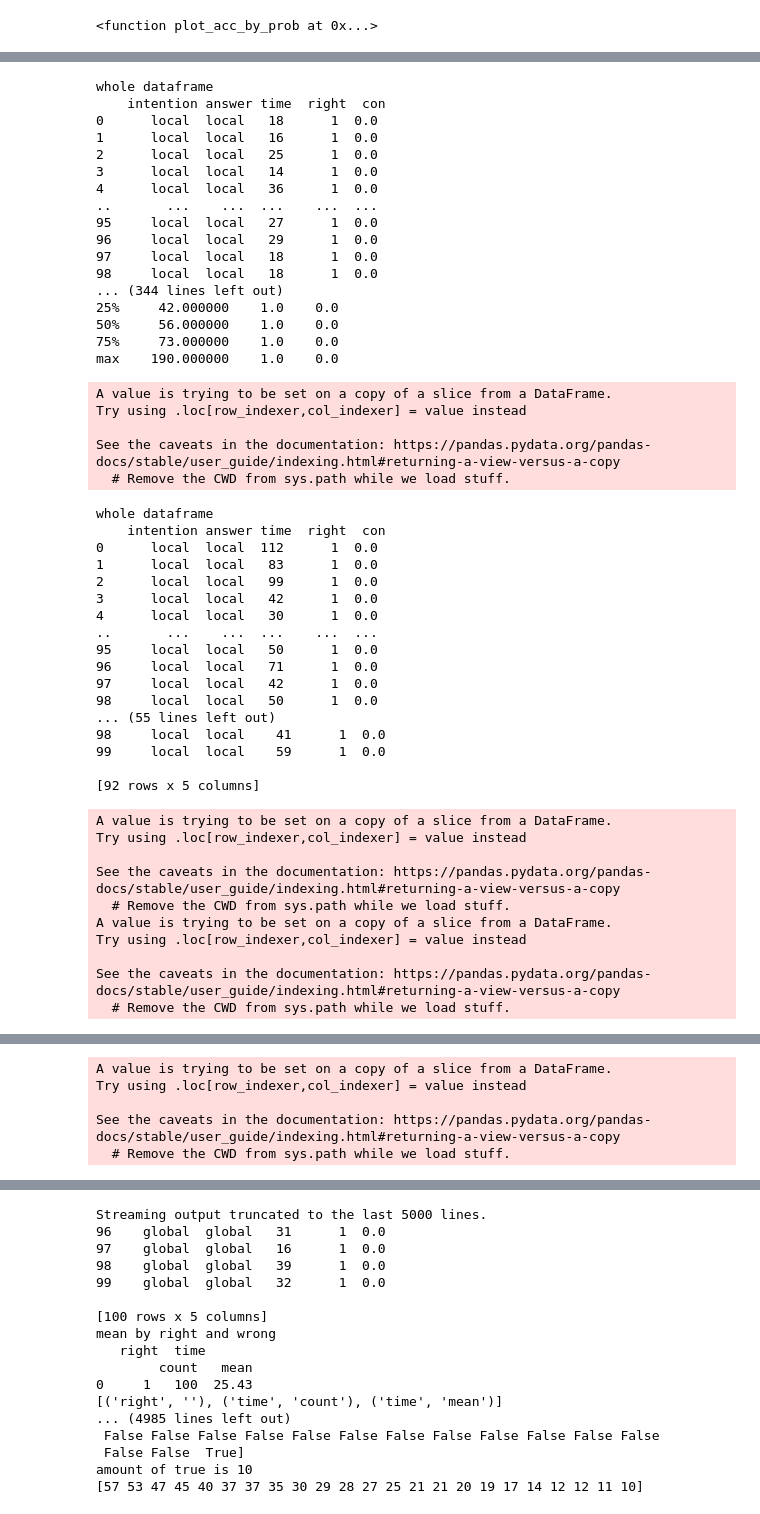
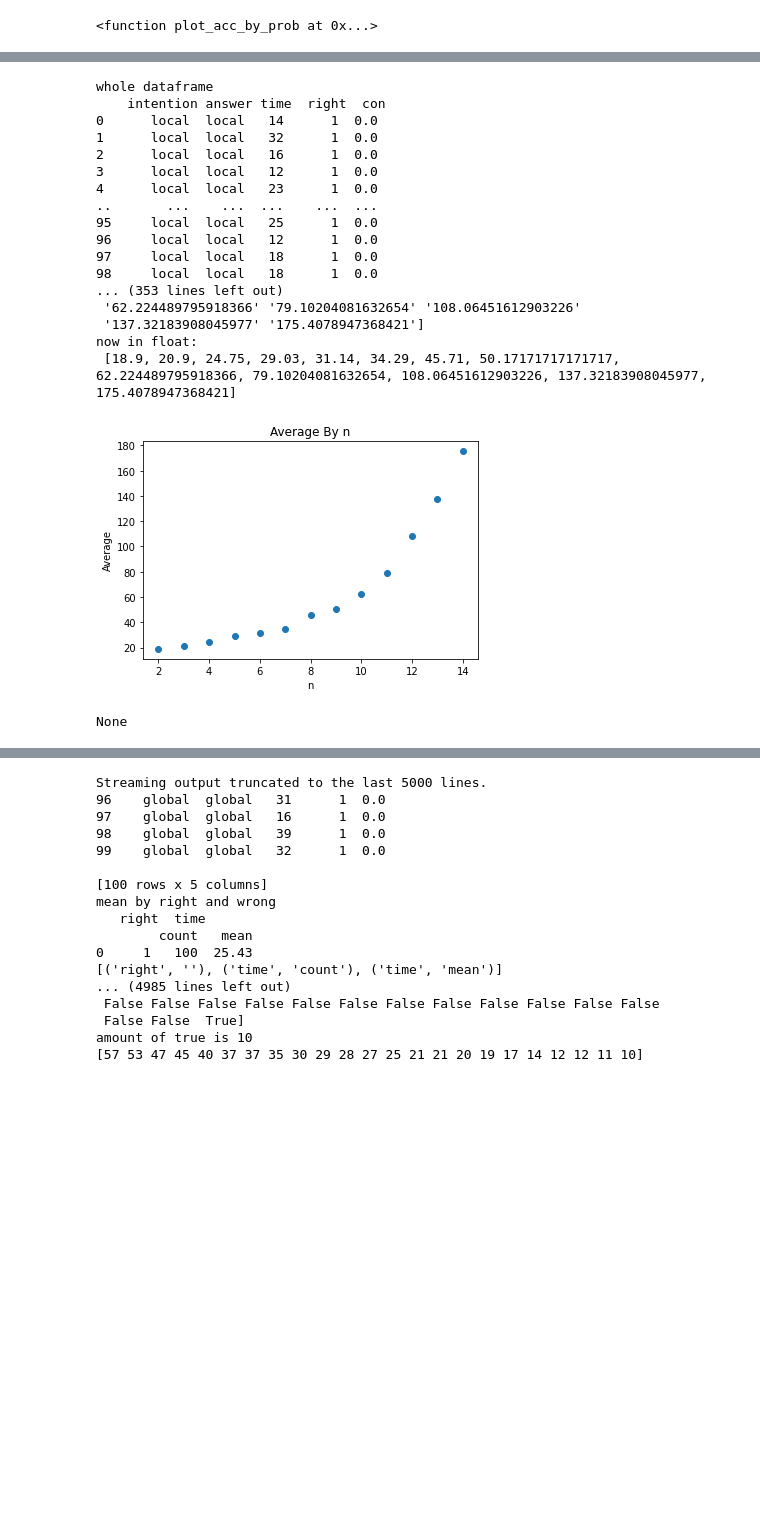
Before and after one commit to yGit741/comdepri, a Jupyter notebook: accuracy_simulation_210121.ipynb, the cells around one changed output, grey strips where cells are left out. Saved outputs shown, nothing was run; the diff lists cells and outputs as text; code cells hidden in the pictures; blank space fills up the shorter version.

Commit message:
average_by_n changed

```diff
--- a/accuracy_simulation_210121.ipynb
+++ b/accuracy_simulation_210121.ipynb
@@ -159,65 +162,37 @@ av time is (0, 'none', 64.28)
 # %%
 def plot_average_by_n(N=100, min=2, max=15, step = 1, global_s=0.55, local_s=0.45, p_global =50, intention = 'global'):
     n_range = np.array(range(min,max,step))
     av_by_n = lambda y: df_average(N=N, p_global=p_global, global_s=global_s, local_s=local_s, n=y, intention=intention)
     ar_av = np.array([av_by_n(yi) for yi in n_range])
     print(ar_av)
     average_for_plot = ar_av[:,1]
+    average_for_plot_float_array = [float(i) for i in average_for_plot]
     print("average for plot:", '\n', average_for_plot)
-    plt.scatter(n_range, average_for_plot)
+    print("now in float:", '\n', average_for_plot_float_array)
+    plt.scatter(n_range, average_for_plot_float_array)
     plt.title('Average By n')
     plt.xlabel('n')
     plt.ylabel('Average')
     return plt.show()
 
 print(plot_average_by_n(p_global=18, intention = 'local'))
 # %% [output]
 whole dataframe
     intention answer time  right  con
-0      local  local   18      1  0.0
-1      local  local   16      1  0.0
-2      local  local   25      1  0.0
-3      local  local   14      1  0.0
-4      local  local   36      1  0.0
+0      local  local   14      1  0.0
+1      local  local   32      1  0.0
+2      local  local   16      1  0.0
+3      local  local   12      1  0.0
+4      local  local   23      1  0.0
 ..       ...    ...  ...    ...  ...
-95     local  local   27      1  0.0
-96     local  local   29      1  0.0
+95     local  local   25      1  0.0
+96     local  local   12      1  0.0
 97     local  local   18      1  0.0
 98     local  local   18      1  0.0
-... (344 lines left out)
-25%     42.000000    1.0    0.0
-50%     56.000000    1.0    0.0
-75%     73.000000    1.0    0.0
-max    190.000000    1.0    0.0
+... (353 lines left out)
+ '62.224489795918366' '79.10204081632654' '108.06451612903226'
+ '137.32183908045977' '175.4078947368421']
+now in float:
+ [18.9, 20.9, 24.75, 29.03, 31.14, 34.29, 45.71, 50.17171717171717, 62.224489795918366, 79.10204081632654, 108.06451612903226, 137.32183908045977, 175.4078947368421]
+[figure, new version]
-A value is trying to be set on a copy of a slice from a DataFrame.
-Try using .loc[row_indexer,col_indexer] = value instead
-
-See the caveats in the documentation: https://pandas.pydata.org/pandas-docs/stable/user_guide/indexing.html#returning-a-view-versus-a-copy
-  # Remove the CWD from sys.path while we load stuff.
+None
-whole dataframe
-    intention answer time  right  con
-0      local  local  112      1  0.0
-1      local  local   83      1  0.0
-2      local  local   99      1  0.0
-3      local  local   42      1  0.0
-4      local  local   30      1  0.0
-..       ...    ...  ...    ...  ...
-95     local  local   50      1  0.0
-96     local  local   71      1  0.0
-97     local  local   42      1  0.0
-98     local  local   50      1  0.0
-... (55 lines left out)
-98     local  local    41      1  0.0
-99     local  local    59      1  0.0
-
-[92 rows x 5 columns]
-A value is trying to be set on a copy of a slice from a DataFrame.
-Try using .loc[row_indexer,col_indexer] = value instead
-
-See the caveats in the documentation: https://pandas.pydata.org/pandas-docs/stable/user_guide/indexing.html#returning-a-view-versus-a-copy
-  # Remove the CWD from sys.path while we load stuff.
-A value is trying to be set on a copy of a slice from a DataFrame.
-Try using .loc[row_indexer,col_indexer] = value instead
-
-See the caveats in the documentation: https://pandas.pydata.org/pandas-docs/stable/user_guide/indexing.html#returning-a-view-versus-a-copy
-  # Remove the CWD from sys.path while we load stuff.
@@ -241,5 +198,0 @@ whole dataframe
-A value is trying to be set on a copy of a slice from a DataFrame.
-Try using .loc[row_indexer,col_indexer] = value instead
-
-See the caveats in the documentation: https://pandas.pydata.org/pandas-docs/stable/user_guide/indexing.html#returning-a-view-versus-a-copy
-  # Remove the CWD from sys.path while we load stuff.
```
Also changed, not shown: parts of 3 cells of this notebook.
